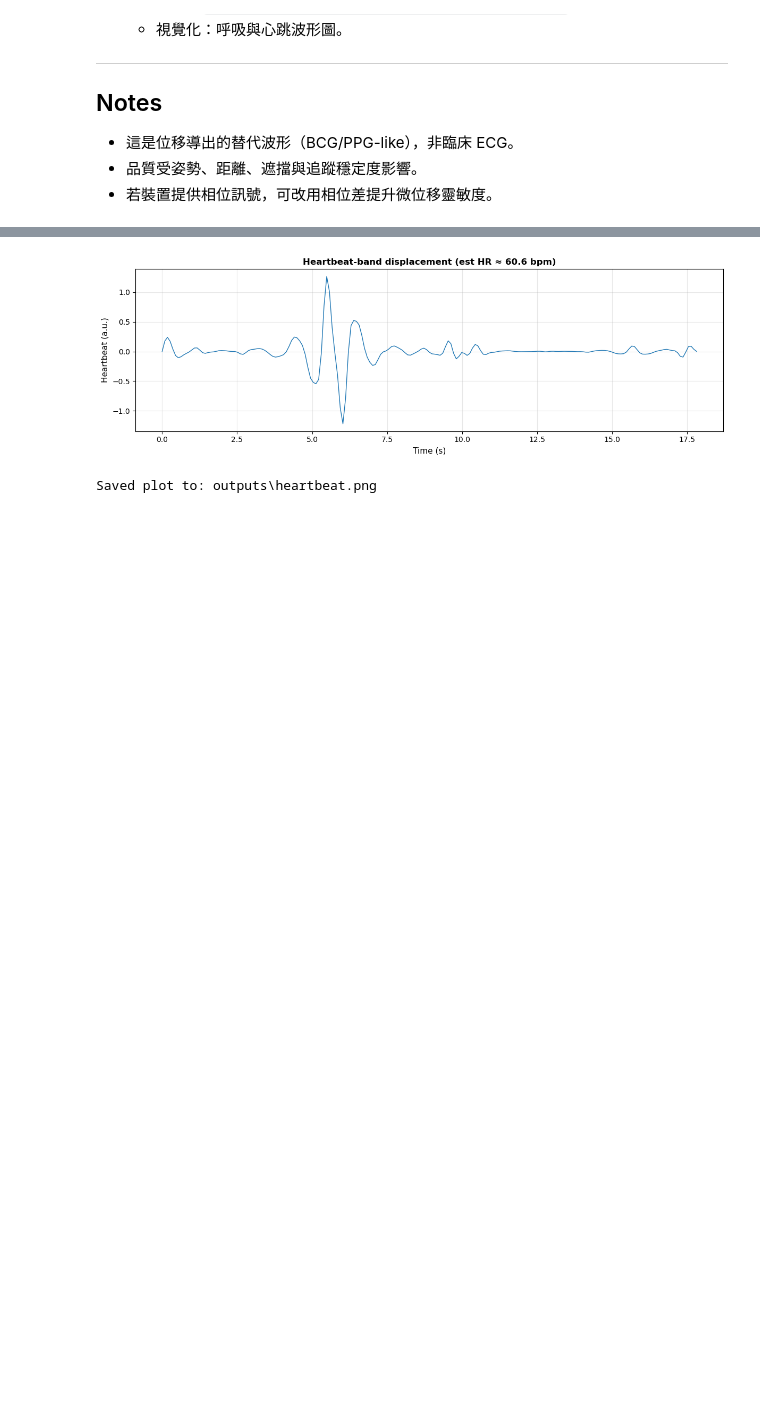
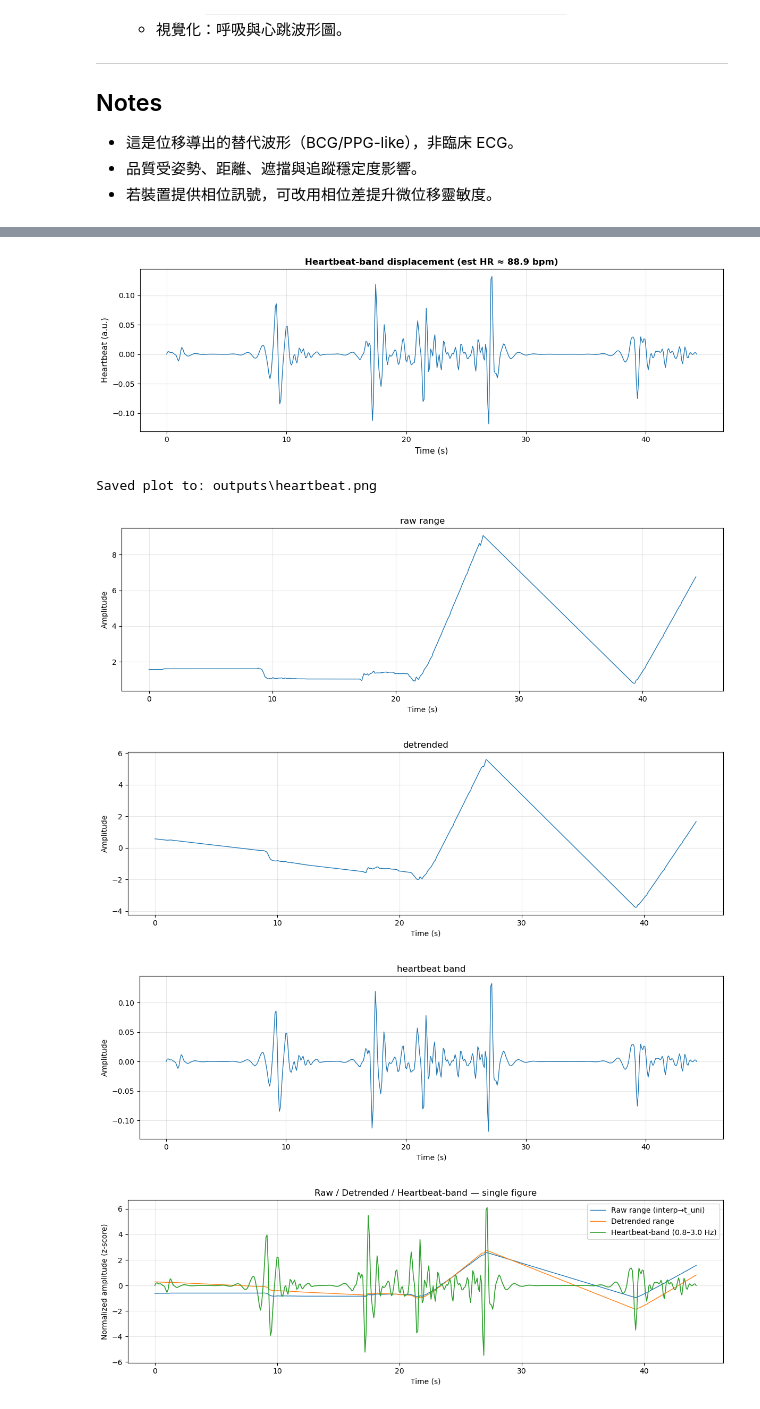
Before and after one commit to seannnnnn1017/radar-heartbeat-detection, a Jupyter notebook: 實驗區/test.ipynb, the cells around one changed output, grey strips where cells are left out. Cells and saved outputs as stored; diff of their text form; code cells hidden in the pictures; blank space fills up the shorter version.

```diff
--- a/實驗區/test.ipynb
+++ b/實驗區/test.ipynb
@@ -280,12 +280,70 @@ def process_vitals_folder(folder_path, outdir="outputs", fs_hint=20.0):
         "heartbeat_png": heart_png,
         "dataframe": result_df
     }
+        # 供三聯圖使用：原始時間與量測
+    t_raw = (df2["timestamp_ms"].to_numpy() - df2["timestamp_ms"].iloc[0]) / 1000.0
+    r_raw = df2["range_m"].to_numpy()
+
+    # 畫出波形
+    plot_waveforms_triple(t_raw, r_raw, t_uni, r_detr, heart, outdir=outdir)
+    plot_waveforms_overlay(t_raw, r_raw, t_uni, r_detr, heart, outdir=outdir, normalize=True)
 
     return summary
 
+def plot_waveforms_triple(t_raw, r_raw, t_uni, r_detr, heart, outdir="outputs"):
+    import os
+    os.makedirs(outdir, exist_ok=True)
+
+    # 各自單圖
+    for name, tx, y in [
+        ("raw_range.png", t_raw, r_raw),
+        ("detrended.png", t_uni, r_detr),
+        ("heartbeat_band.png", t_uni, heart),
+    ]:
+        plt.figure(figsize=(12,4))
+        plt.plot(tx, y, linewidth=1)
+        plt.xlabel("Time (s)"); plt.ylabel("Amplitude"); plt.grid(True, alpha=0.3)
+        plt.title(name.replace("_"," ").replace(".png",""))
+        plt.tight_layout()
+        #plt.savefig(os.path.join(outdir, name), dpi=200)
+        plt.show()
+
+def plot_waveforms_overlay(t_raw, r_raw, t_uni, r_detr, heart, outdir="outputs", normalize=True):
+    import os
+    os.makedirs(outdir, exist_ok=True)
+
+    # 將 raw 內插到 t_uni 以便對齊
+    r_raw_i = np.interp(t_uni, t_raw, r_raw)
+
+    def _znorm(x):
+        m, s = np.mean(x), np.std(x)
+        return (x - m) / (s + 1e-12)
+
+    if normalize:
+        y1 = _znorm(r_raw_i)
+        y2 = _znorm(r_detr)
+        y3 = _znorm(heart)
+        y_label = "Normalized amplitude (z-score)"
+    else:
+        y1, y2, y3 = r_raw_i, r_detr, heart
+        y_label = "Amplitude"
+
+    import matplotlib.pyplot as plt
+    plt.figure(figsize=(12, 4))
+    plt.plot(t_uni, y1, linewidth=1, label="Raw range (interp→t_uni)")
+    plt.plot(t_uni, y2, linewidth=1, label="Detrended range")
+    plt.plot(t_uni, y3, linewidth=1.2, label="Heartbeat-band (0.8–3.0 Hz)")
+    plt.xlabel("Time (s)")
+    plt.ylabel(y_label)
+    plt.title("Raw / Detrended / Heartbeat-band — single figure")
+    plt.grid(True, alpha=0.3)
+    plt.legend()
+    plt.tight_layout()
+    plt.savefig(os.path.join(outdir, "waveforms_overlay.png"), dpi=200)
+    plt.show()
 
 # Example usage:
-summary = process_vitals_folder(r"E:\重要文件\毫米波\實驗區\data\09_24_2025_18_02_45", outdir="outputs")
+summary = process_vitals_folder(r"E:\重要文件\毫米波\radar-heartbeat-detection\實驗區\data\88.9", outdir="outputs")
 #
 # Or if you want to access the data:
 # df = summary['dataframe']
@@ -310,8 +367,12 @@ Estimated Heart Rate: 60.6 beats/min
 ============================================================
 
 Saved time series to: outputs\heart_rate_series.csv
-[figure, old version]
+[figure, new version]
 Saved plot to: outputs\heartbeat.png
+[figure, added]
+[figure, added]
+[figure, added]
+[figure, added]
 # %%
 """
 Spectrum Analysis Block - Run in another Notebook cell
```
Also changed, not shown: parts of 8 cells of this notebook, 59 other files.
